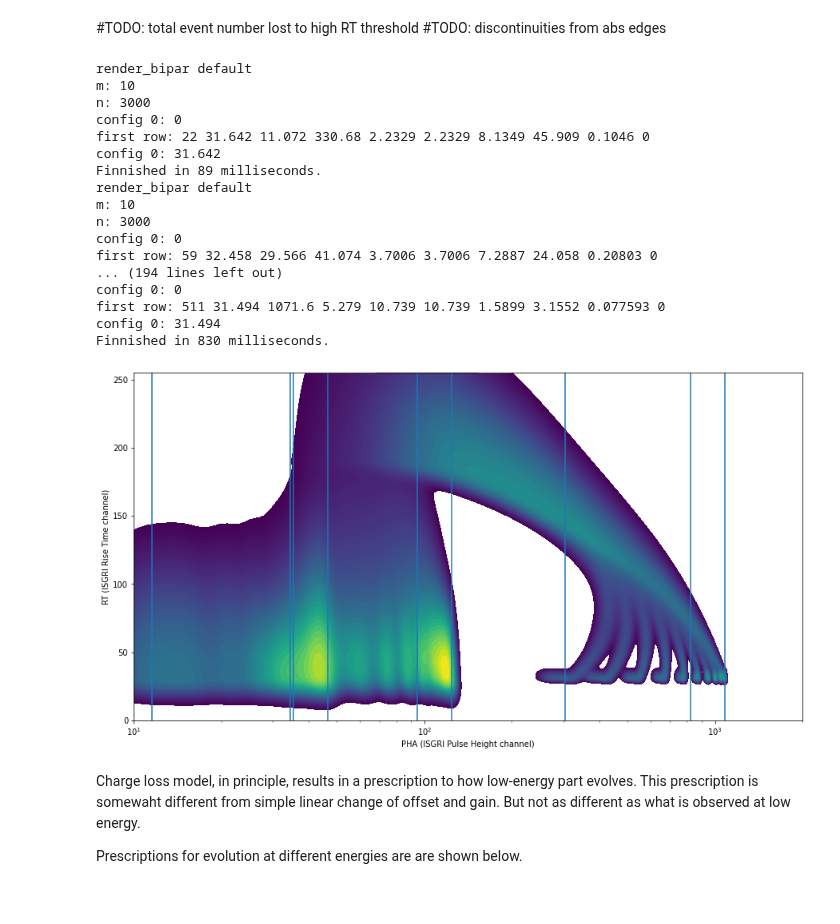
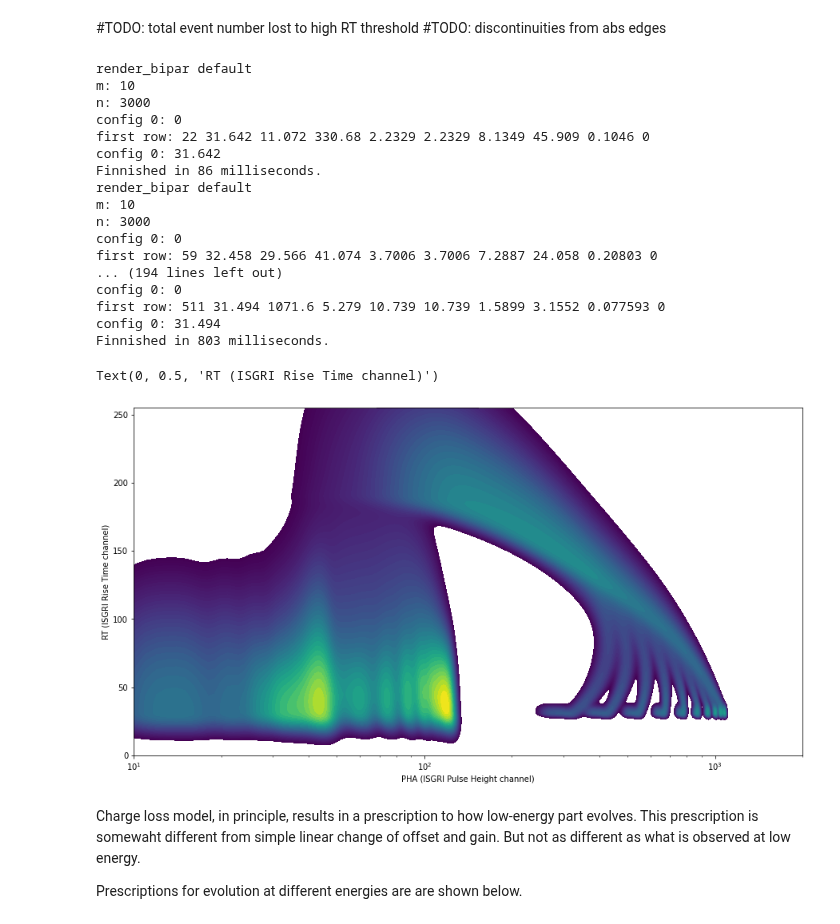
Before and after one commit to volodymyrss/integral-ibis-isgri-le-response, a Jupyter notebook: readme.ipynb, the cells around one changed output. Saved outputs shown, nothing was run; the diff lists cells and outputs as text; code cells hidden in the pictures.

```diff
--- a/readme.ipynb
+++ b/readme.ipynb
@@ -151,38 +154,39 @@ for tau_loss_factor in np.logspace(-1.5, 0, 10):
                 )
 
         bip += _bip / np.nanquantile(_bip[_bip>_bip.max()/100].flatten(), 0.5)
 
 
 plt.figure(figsize=(15, 8))
 plt.contourf(pha_2d, rt_2d, bip**0.5, levels=np.logspace(-1, 0)*np.nanmax(bip**0.5))
 
 plt.semilogx()
 plt.xlim([10, 2000])
 
 plt.xlabel('PHA (ISGRI Pulse Height channel)')
 plt.ylabel('RT (ISGRI Rise Time channel)')
 
-for vl in vlines:
-    plt.axvline(vl)
+# for vl in vlines:
+#     plt.axvline(vl)
 # %% [output]
 render_bipar default
 m: 10
 n: 3000
 config 0: 0
 first row: 22 31.642 11.072 330.68 2.2329 2.2329 8.1349 45.909 0.1046 0
 config 0: 31.642
-Finnished in 89 milliseconds.
+Finnished in 86 milliseconds.
 render_bipar default
 m: 10
 n: 3000
 config 0: 0
 first row: 59 32.458 29.566 41.074 3.7006 3.7006 7.2887 24.058 0.20803 0
 ... (194 lines left out)
 config 0: 0
 first row: 511 31.494 1071.6 5.279 10.739 10.739 1.5899 3.1552 0.077593 0
 config 0: 31.494
-Finnished in 830 milliseconds.
+Finnished in 803 milliseconds.
+Text(0, 0.5, 'RT (ISGRI Rise Time channel)')
-[figure, old version]
+[figure, new version]
 # %% [markdown]
 Charge loss model, in principle, results in a prescription to how low-energy part evolves. This prescription is somewaht different from simple linear change of offset and gain. But not as different as what is observed at low energy.
 
```
Also changed, not shown: parts of 15 cells of this notebook.
